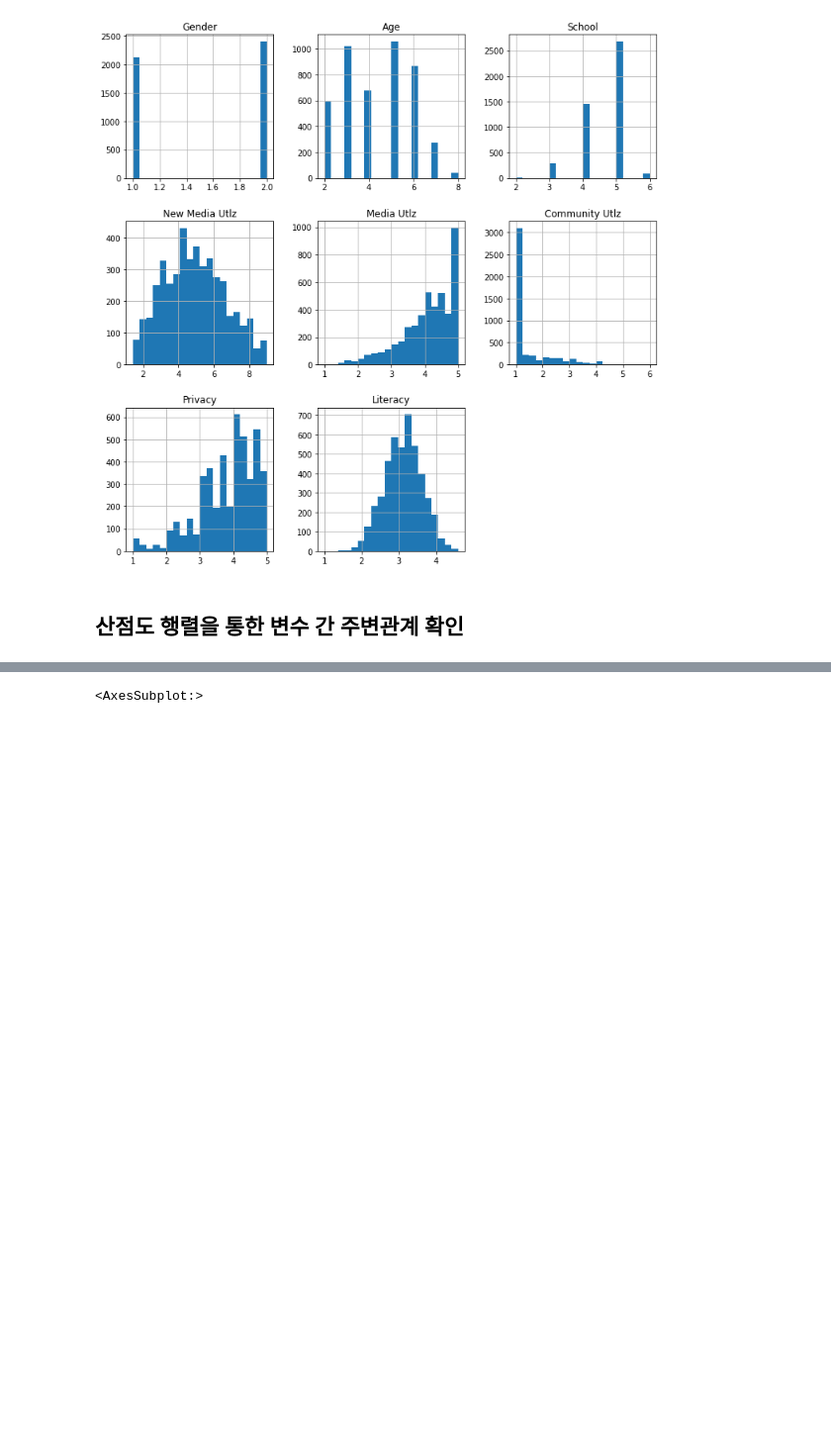
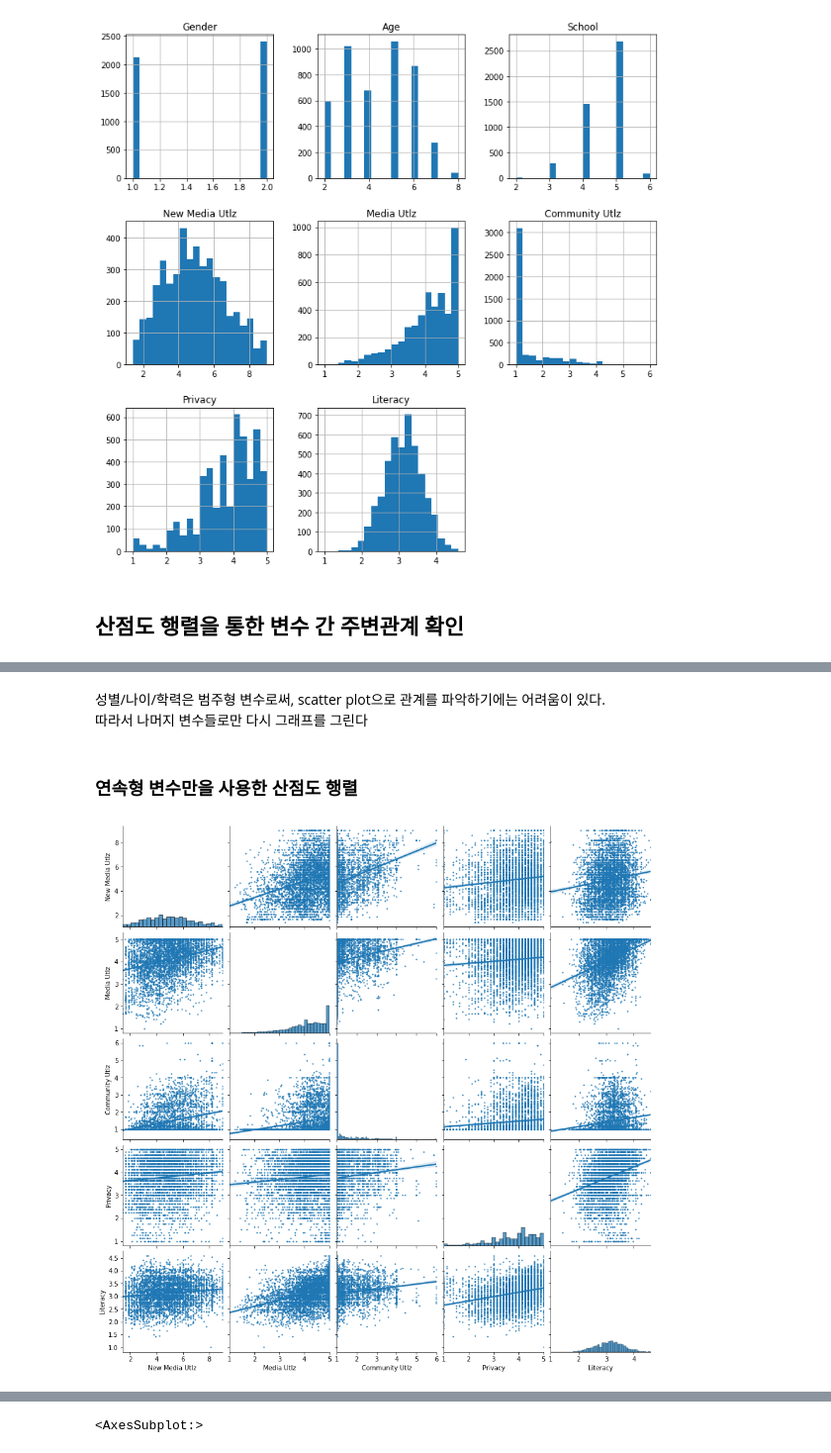
Before and after one commit to JadenKim-dev/DataScienceStudy, a Jupyter notebook: RA_group_project/2. Data_analysis.ipynb, the cells around one changed output, grey strips where cells are left out. Shown at 99% size. Drawn from its saved outputs; the diff is of its cells as text; code cells hidden in the pictures; blank space fills up the shorter version.

```diff
--- a/RA_group_project/2. Data_analysis.ipynb
+++ b/RA_group_project/2. Data_analysis.ipynb
@@ -76,0 +87,10 @@ The is_first_col function was deprecated in Matplotlib 3.4 and will be removed t
+# %% [markdown]
+성별/나이/학력은 범주형 변수로써, scatter plot으로 관계를 파악하기에는 어려움이 있다.
+따라서 나머지 변수들로만 다시 그래프를 그린다
+# %% [markdown]
+### 연속형 변수만을 사용한 산점도 행렬
+# %%
+sns.pairplot(media.iloc[:, 3:], aspect=1, kind="reg", plot_kws=dict(scatter_kws=dict(s=2)))
+plt.show()
+# %% [output]
+[figure, added]
```
Also changed, not shown: parts of 22 cells of this notebook.
